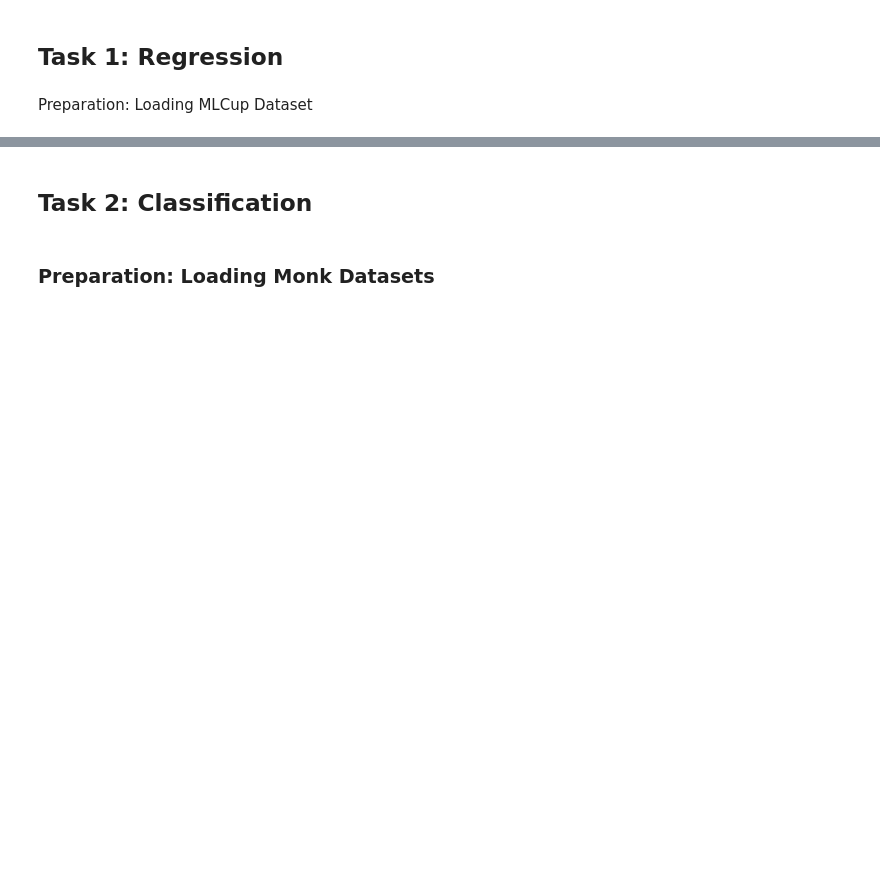
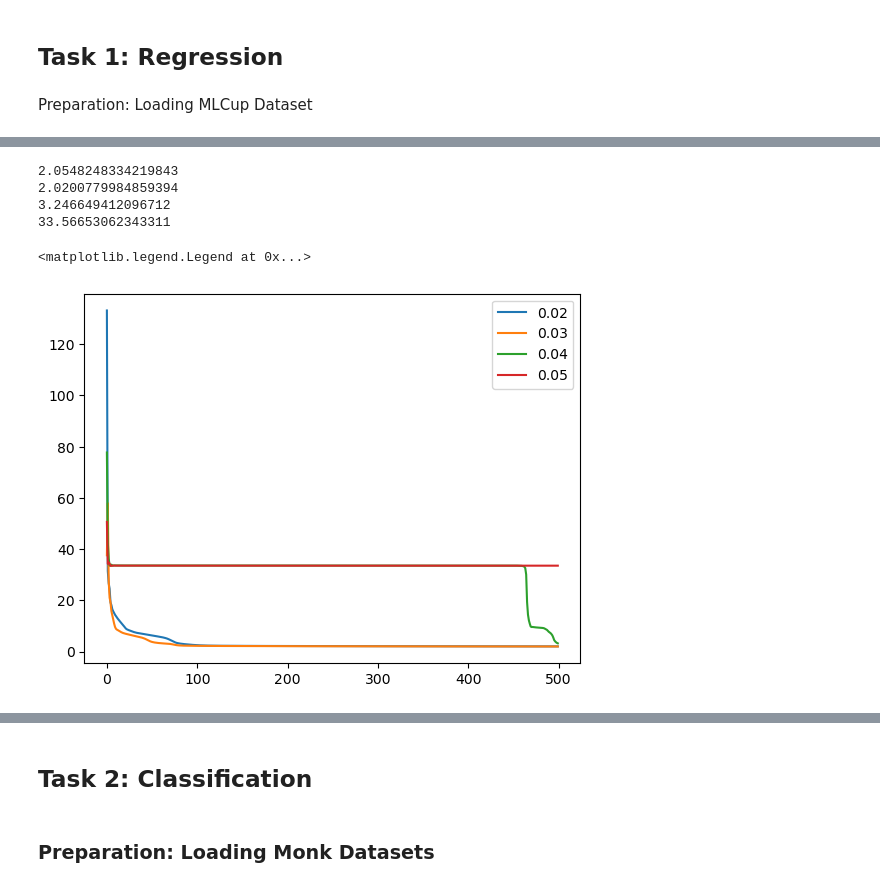
Before and after one commit to DreRnc/MLx2, a Jupyter notebook: Experiments.ipynb, the cells around one changed output, grey strips where cells are left out. Cells and saved outputs as stored; diff of their text form; code cells hidden in the pictures; blank space fills up the shorter version.

```diff
--- a/Experiments.ipynb
+++ b/Experiments.ipynb
@@ -34,0 +39,15 @@ print(X_test.shape)
+# %%
+fig, ax = plt.subplots()
+for step in [0.02,0.03,0.04,0.05]:
+    mlp = MLP([60,40,20], 9, 2, task = "regression", activation_function = 'sigm')
+    mlp.fit(X_train, y_train, n_epochs = 500, batch_size = 256, momentum = 0.8, Nesterov = False, step = step, patience = 1000)
+    ax.plot(mlp.validation_curve, label = str(step))
+    print(mlp.validation_curve[499])
+ax.legend()
+# %% [output]
+2.0548248334219843
+2.0200779984859394
+3.246649412096712
+33.56653062343311
+<matplotlib.legend.Legend at 0x...>
+[figure, added]
```
Also changed, not shown: parts of 7 cells of this notebook, 2 other files.
